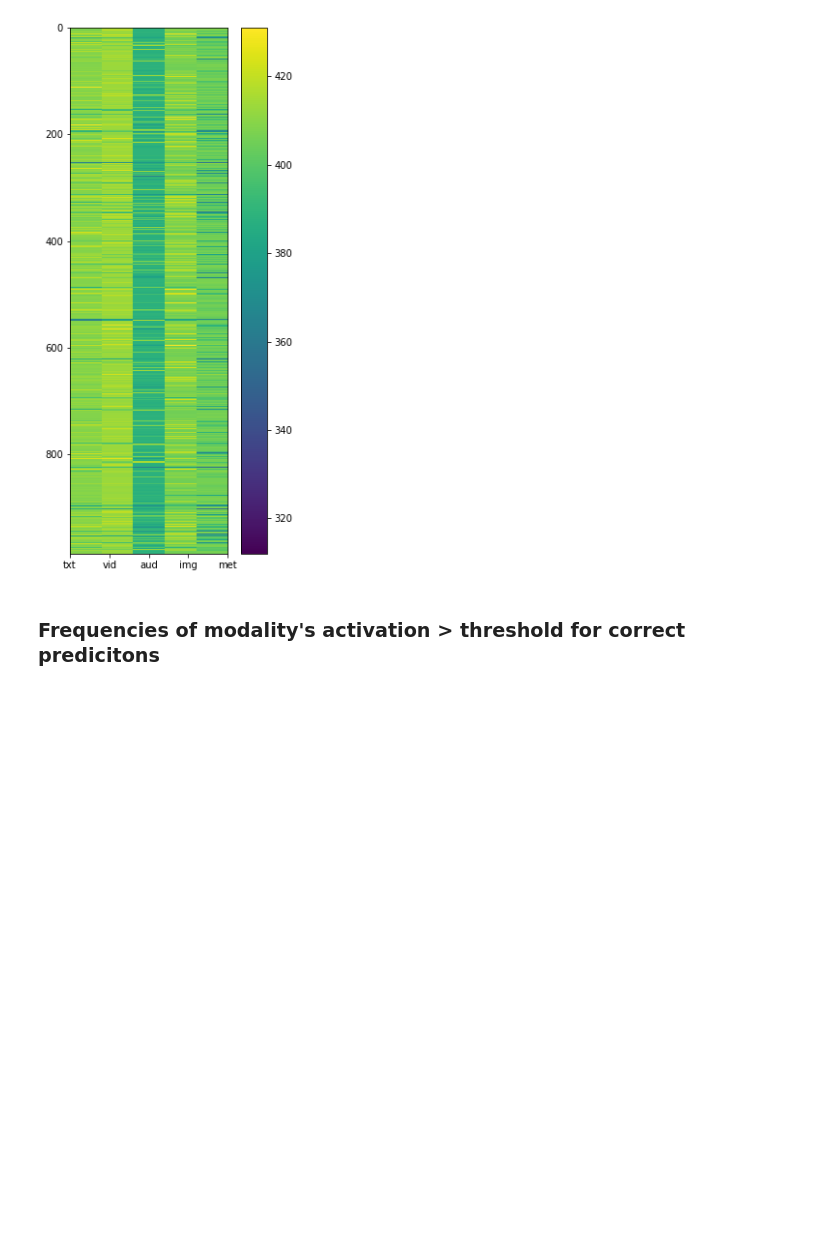
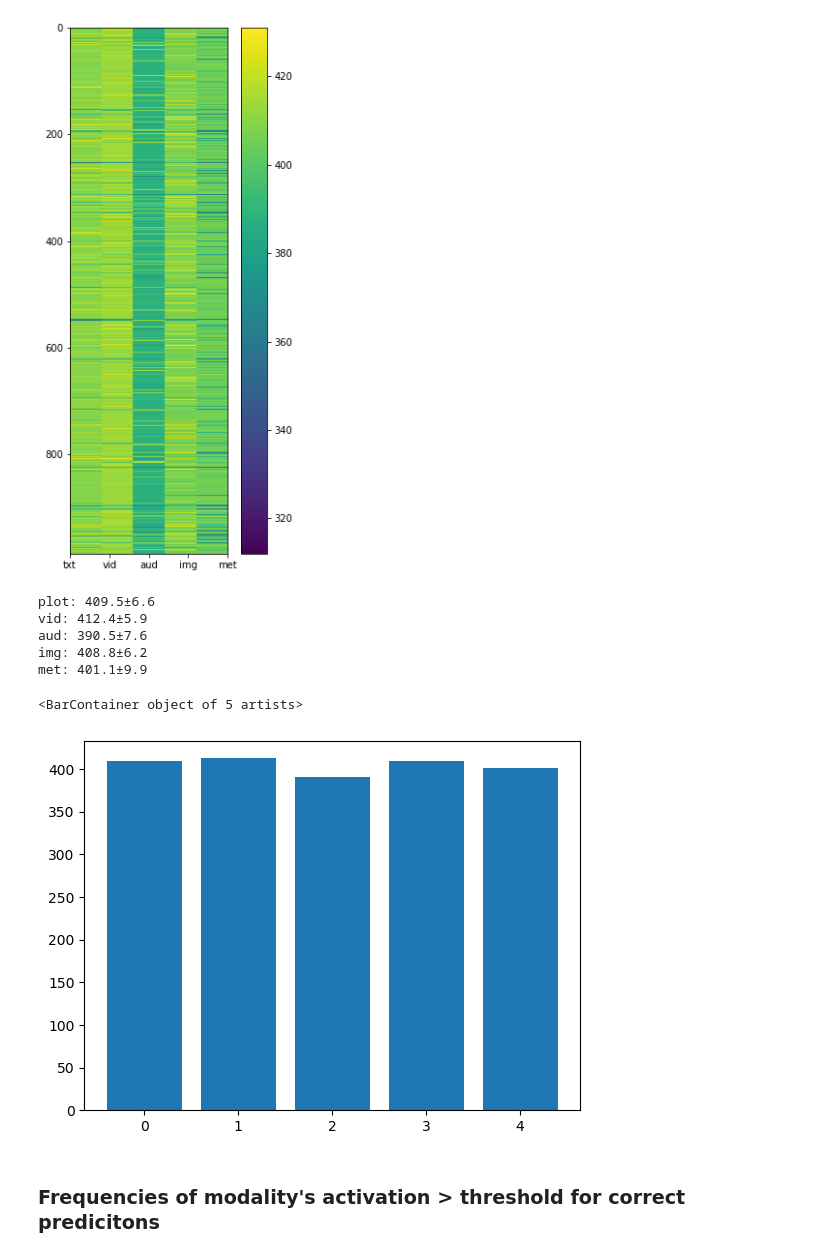
Before and after one commit to IsaacRodgz/multimodal-transformers-movies, a Jupyter notebook: Analysis.ipynb, the cells around one changed output. Saved outputs shown, nothing was run; the diff lists cells and outputs as text; code cells hidden in the pictures; blank space fills up the shorter version.

```diff
--- a/Analysis.ipynb
+++ b/Analysis.ipynb
@@ -169,5 +169,25 @@ modality_xticks = ['txt','vid','aud','img', 'met']
 ax.set_xticklabels(modality_xticks);
 # %% [output]
 [figure]
+# %%
+#activation_rate = np.sum(modality_dist, axis=0)/np.sum(np.sum(modality_dist, axis=0))
+activation_mean = np.mean(modality_dist, axis=0)
+activation_std = np.std(modality_dist, axis=0)
+print(f"plot: {activation_mean[0]:.1f}±{activation_std[0]:.1f}\
+    \nvid: {activation_mean[1]:.1f}±{activation_std[1]:.1f}\
+    \naud: {activation_mean[2]:.1f}±{activation_std[2]:.1f}\
+    \nimg: {activation_mean[3]:.1f}±{activation_std[3]:.1f}\
+    \nmet: {activation_mean[4]:.1f}±{activation_std[4]:.1f}")
+# %% [output]
+plot: 409.5±6.6
+vid: 412.4±5.9
+aud: 390.5±7.6
+img: 408.8±6.2
+met: 401.1±9.9
+# %%
+plt.bar(np.arange(len(activation_mean)), activation_mean)
+# %% [output]
+<BarContainer object of 5 artists>
+[figure, added]
 # %% [markdown]
 ### Frequencies of modality's activation > threshold for correct predicitons
```
Also changed, not shown: parts of 202 cells of this notebook, 1 other file.
